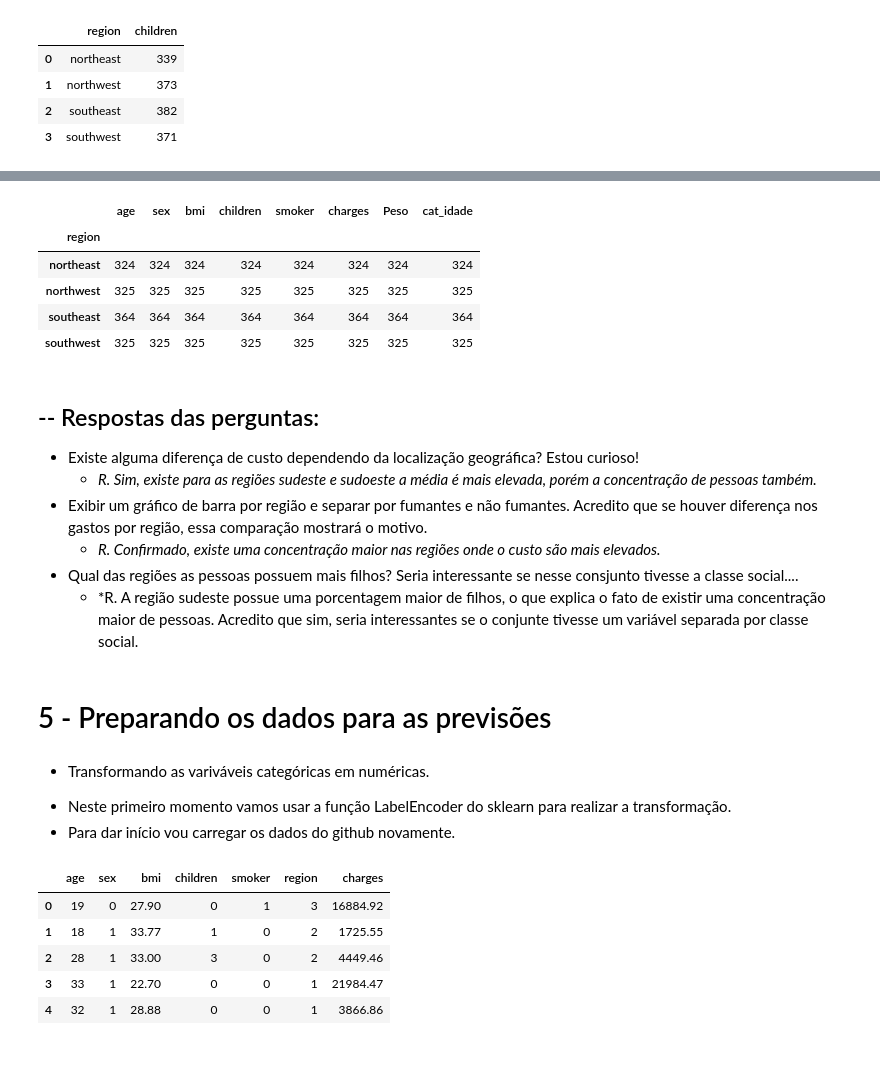
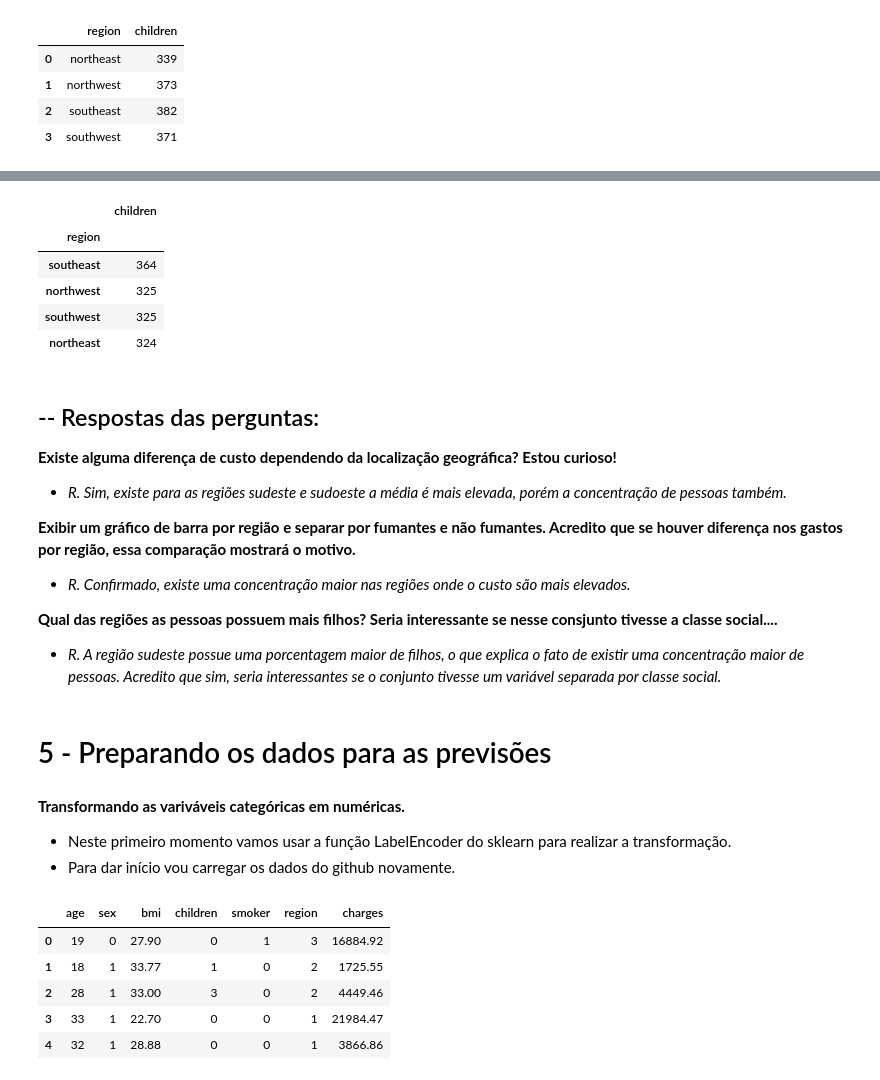
Before and after one commit to Jcnok/curso_Flai, a Jupyter notebook: Medical_Cost_Personal.ipynb, the cells around one changed output, grey strips where cells are left out. Cells and saved outputs as stored; diff of their text form; code cells hidden in the pictures.

```diff
--- a/Medical_Cost_Personal.ipynb
+++ b/Medical_Cost_Personal.ipynb
@@ -593,25 +559,28 @@ plt.show()
-# %%
-df.groupby('region').count()
-# %% [output]
-|  | age | sex | bmi | children | smoker | charges | Peso | cat_idade |
-| region |  |  |  |  |  |  |  |  |
-| northeast | 324 | 324 | 324 | 324 | 324 | 324 | 324 | 324 |
-| northwest | 325 | 325 | 325 | 325 | 325 | 325 | 325 | 325 |
-| southeast | 364 | 364 | 364 | 364 | 364 | 364 | 364 | 364 |
-| southwest | 325 | 325 | 325 | 325 | 325 | 325 | 325 | 325 |
+# %%
+#Agrupado a quantidade de crianças por região.
+df[['children', 'region']].groupby('region').count().sort_values('children', ascending=False)
+# %% [output]
+|  | children |
+| region |  |
+| southeast | 364 |
+| northwest | 325 |
+| southwest | 325 |
+| northeast | 324 |
 # %% [markdown]
 ## -- Respostas das perguntas:
 
-* Existe alguma diferença de custo dependendo da localização geográfica? Estou curioso!
+**Existe alguma diferença de custo dependendo da localização geográfica? Estou curioso!**
   * *R. Sim, existe para as regiões sudeste e sudoeste a média é mais elevada, porém a concentração de pessoas também.*
-* Exibir um gráfico de barra por região e separar por fumantes e não fumantes. Acredito que se houver diferença nos gastos por região, essa comparação mostrará o motivo.
+
+**Exibir um gráfico de barra por região e separar por fumantes e não fumantes. Acredito que se houver diferença nos gastos por região, essa comparação mostrará o motivo.**
   * *R. Confirmado, existe uma concentração maior nas regiões onde o custo são mais elevados.*
-* Qual das regiões as pessoas possuem mais filhos? Seria interessante se nesse consjunto tivesse a classe social....
-  * *R. A região sudeste possue uma porcentagem maior de filhos, o que explica o fato de existir uma concentração maior de pessoas. Acredito que sim, seria interessantes se o conjunte tivesse um variável separada por classe social.
+
+**Qual das regiões as pessoas possuem mais filhos? Seria interessante se nesse consjunto tivesse a classe social....**
+  * *R. A região sudeste possue uma porcentagem maior de filhos, o que explica o fato de existir uma concentração maior de pessoas. Acredito que sim, seria interessantes se o conjunto tivesse um variável separada por classe social.*
 # %% [markdown]
 # 5 - Preparando os dados para as previsões
 # %% [markdown]
-* Transformando as variváveis categóricas em numéricas.
+**Transformando as variváveis categóricas em numéricas.**
  - Neste primeiro momento vamos usar a função LabelEncoder do sklearn para realizar a transformação.
  - Para dar início vou carregar os dados do github novamente.
 # %%
```
Also changed, not shown: parts of 108 cells of this notebook.
